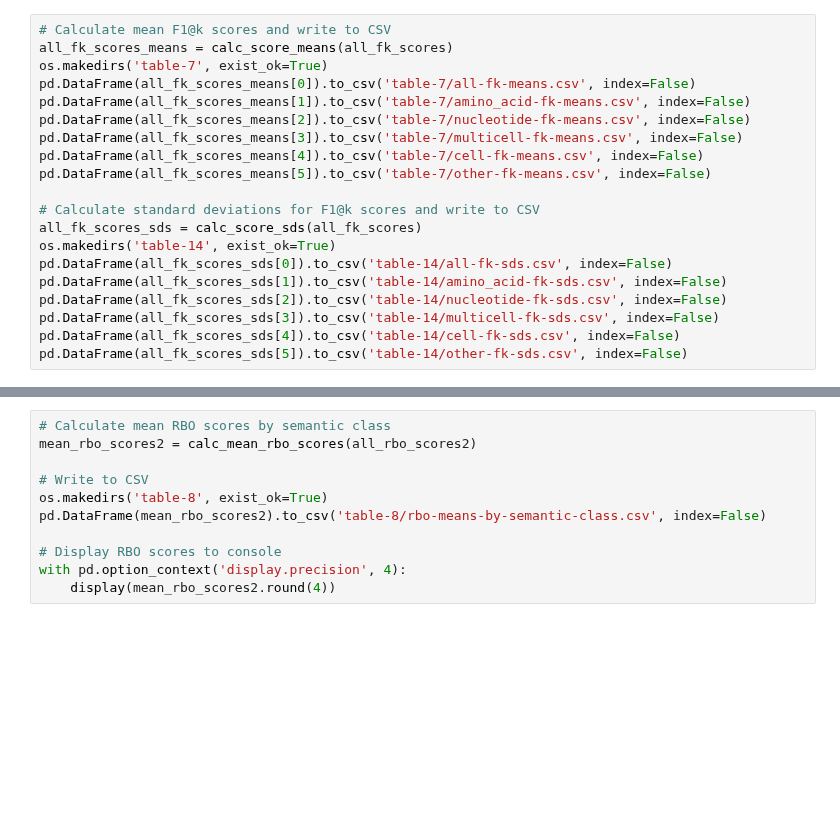
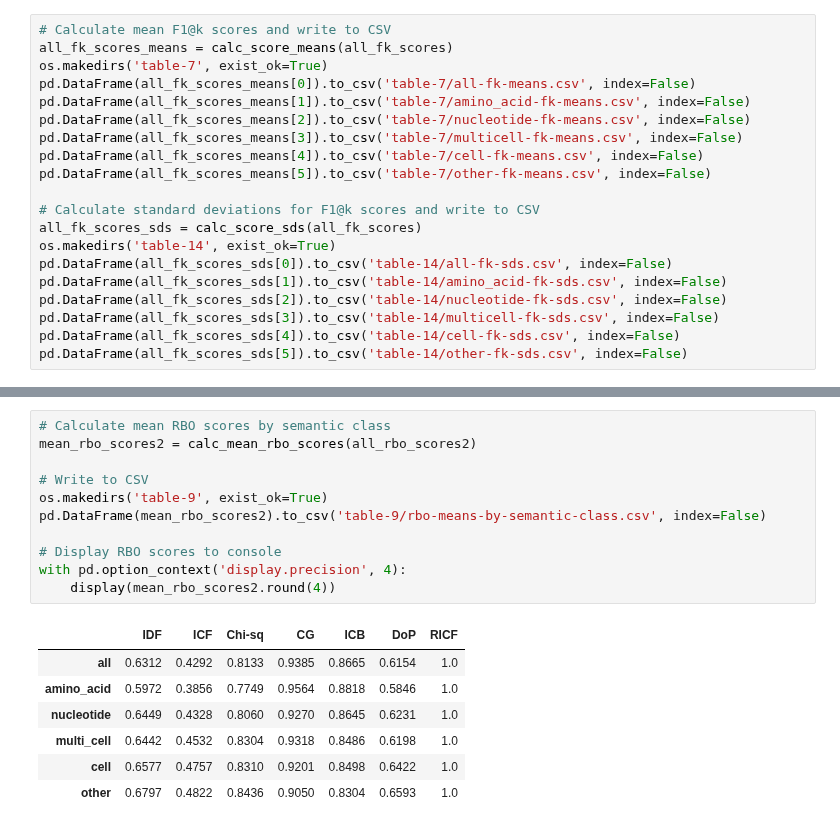
Before and after one commit to Sheridan-Stable/bursty-term-measure, a Jupyter notebook: genia/3-tables/analysis.ipynb, the cells around one changed output, grey strips where cells are left out. Drawn from its saved outputs; the diff is of its cells as text; blank space fills up the shorter version.

```diff
--- a/genia/3-tables/analysis.ipynb
+++ b/genia/3-tables/analysis.ipynb
@@ -759,14 +958,22 @@ with pd.option_context('display.precision', 4):
 # %%
 # Calculate mean RBO scores by semantic class
 mean_rbo_scores2 = calc_mean_rbo_scores(all_rbo_scores2)
 
 # Write to CSV
-os.makedirs('table-8', exist_ok=True)
-pd.DataFrame(mean_rbo_scores2).to_csv('table-8/rbo-means-by-semantic-class.csv', index=False)
+os.makedirs('table-9', exist_ok=True)
+pd.DataFrame(mean_rbo_scores2).to_csv('table-9/rbo-means-by-semantic-class.csv', index=False)
 
 # Display RBO scores to console
 with pd.option_context('display.precision', 4):
     display(mean_rbo_scores2.round(4))
+# %% [output]
+|  | IDF | ICF | Chi-sq | CG | ICB | DoP | RICF |
+| all | 0.6312 | 0.4292 | 0.8133 | 0.9385 | 0.8665 | 0.6154 | 1.0 |
+| amino_acid | 0.5972 | 0.3856 | 0.7749 | 0.9564 | 0.8818 | 0.5846 | 1.0 |
+| nucleotide | 0.6449 | 0.4328 | 0.8060 | 0.9270 | 0.8645 | 0.6231 | 1.0 |
+| multi_cell | 0.6442 | 0.4532 | 0.8304 | 0.9318 | 0.8486 | 0.6198 | 1.0 |
+| cell | 0.6577 | 0.4757 | 0.8310 | 0.9201 | 0.8498 | 0.6422 | 1.0 |
+| other | 0.6797 | 0.4822 | 0.8436 | 0.9050 | 0.8304 | 0.6593 | 1.0 |
 # %% [markdown]
 ## Top 10 Ranked Terms Example
 
```
Also changed, not shown: parts of 18 cells of this notebook.
